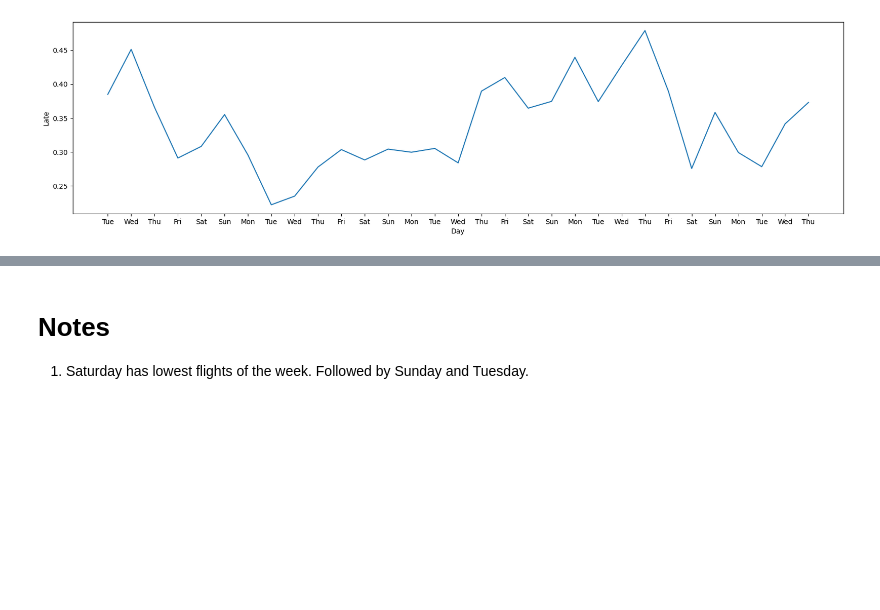
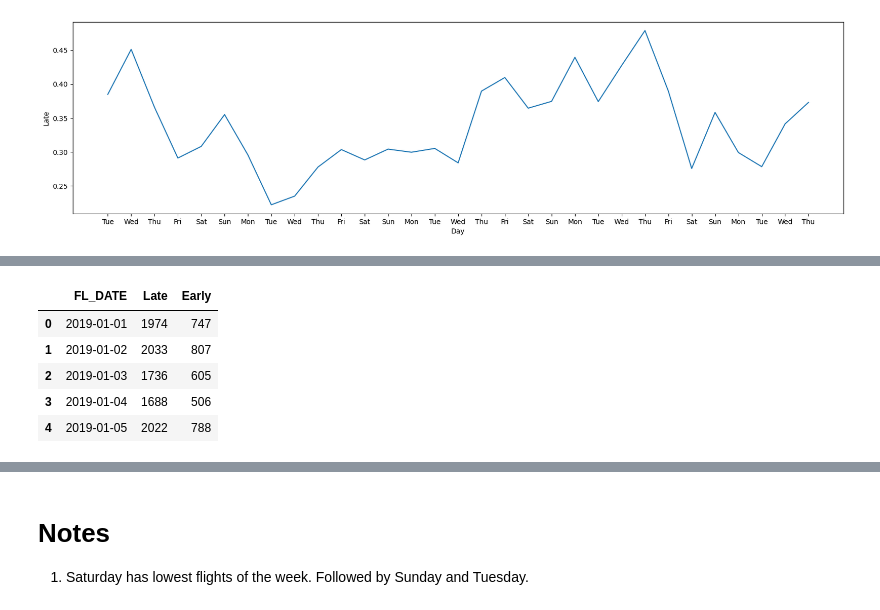
Before and after one commit to torchlightwizard/Data-Analysis-Flight-Travel, a Jupyter notebook: notebooks/eda.ipynb, the cells around one changed output, grey strips where cells are left out. Cells and saved outputs as stored; diff of their text form; code cells hidden in the pictures; blank space fills up the shorter version.

```diff
--- a/notebooks/eda.ipynb
+++ b/notebooks/eda.ipynb
@@ -327,0 +409,22 @@ temp = None
+# %%
+late, early = split_late_early_departure()
+
+late["Late"] = late["DEP_TIME"] - late["CRS_DEP_TIME"]
+early["Early"] = early["CRS_DEP_TIME"] - early["DEP_TIME"]
+
+late = pd.DataFrame(late.groupby("FL_DATE")["Late"].mean()).reset_index()
+early = pd.DataFrame(early.groupby("FL_DATE")["Early"].mean()).reset_index()
+
+temp = late.merge(early, how="inner", left_on="FL_DATE", right_on="FL_DATE")
+temp["Late"] = temp["Late"].dt.seconds
+temp["Early"] = temp["Early"].dt.seconds
+late = None
+early = None
+temp.head()
+# %% [output]
+|  | FL_DATE | Late | Early |
+| 0 | 2019-01-01 | 1974 | 747 |
+| 1 | 2019-01-02 | 2033 | 807 |
+| 2 | 2019-01-03 | 1736 | 605 |
+| 3 | 2019-01-04 | 1688 | 506 |
+| 4 | 2019-01-05 | 2022 | 788 |
```
Also changed, not shown: parts of 60 cells of this notebook.
